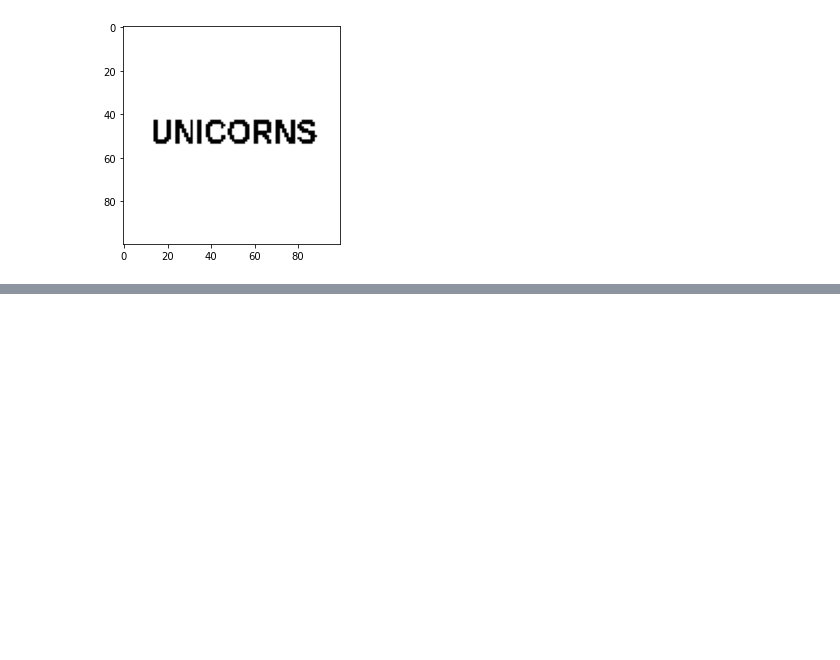
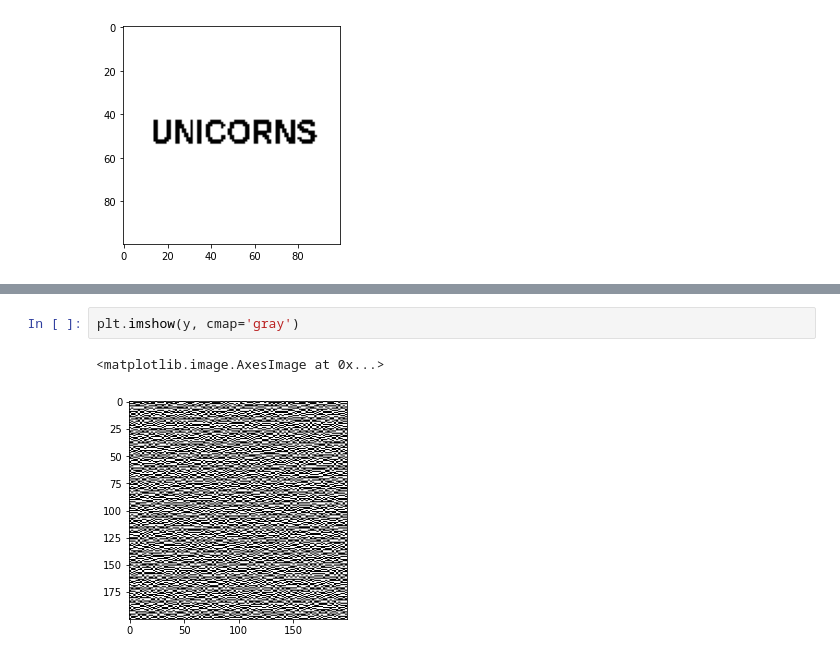
Before and after one commit to wojciechowskiofficial/krypto, a Jupyter notebook: visual_cryptography/Untitled.ipynb, the cells around one changed output, grey strips where cells are left out. Drawn from its saved outputs; the diff is of its cells as text; blank space fills up the shorter version.

```diff
--- a/visual_cryptography/Untitled.ipynb
+++ b/visual_cryptography/Untitled.ipynb
@@ -36,0 +25,5 @@ e.encode(unicorn)
+# %%
+plt.imshow(y, cmap='gray')
+# %% [output]
+<matplotlib.image.AxesImage at 0x...>
+[figure, added]
```
Also changed, not shown: parts of 4 cells of this notebook, 1 other file.
